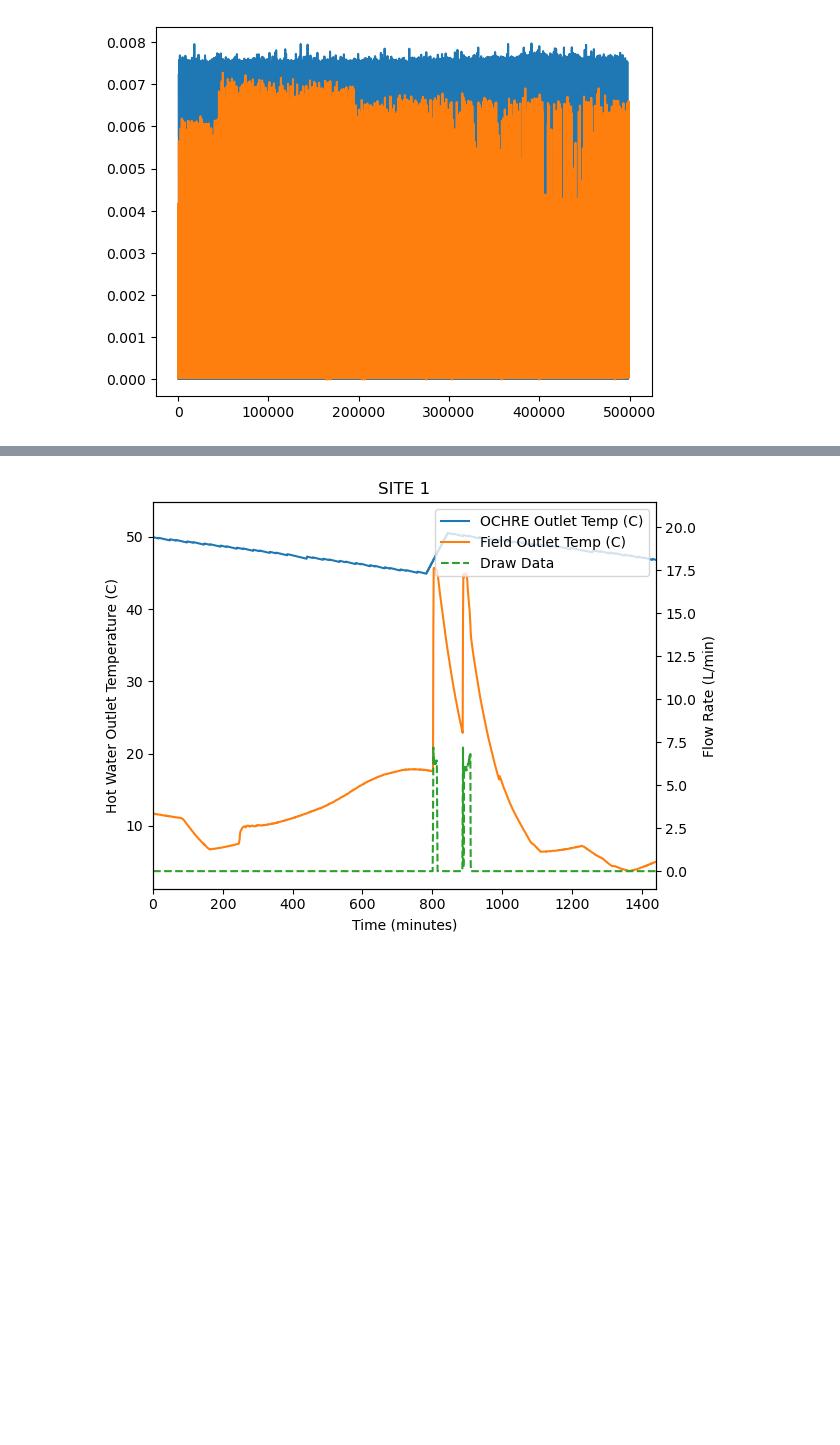
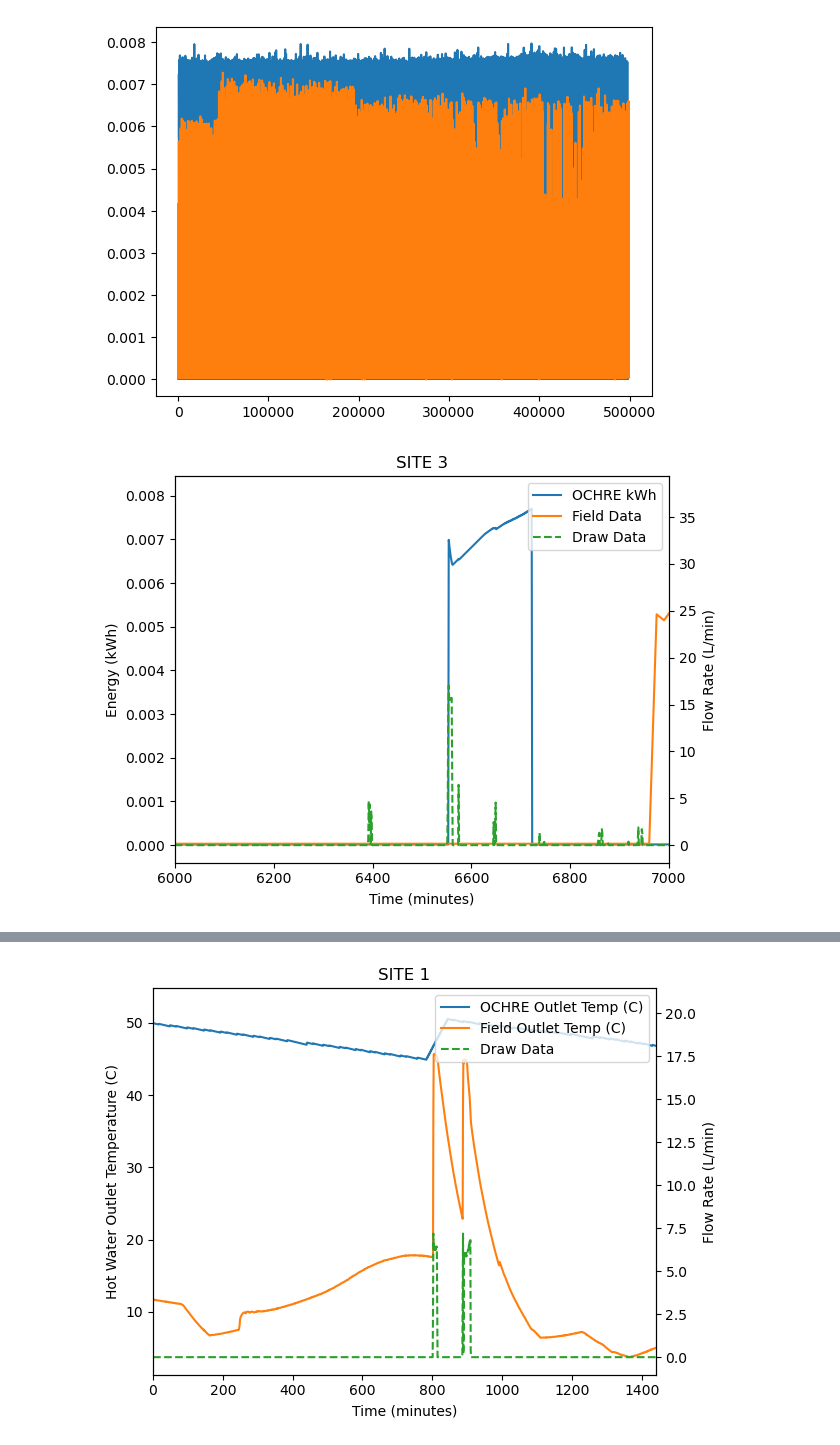
Before and after one commit to Jae-Domain/OCHRE, a Jupyter notebook: bin/120V_site_output/120V_generate_graphics.ipynb, the cells around one changed output, grey strips where cells are left out. Saved outputs shown, nothing was run; the diff lists cells and outputs as text; code cells hidden in the pictures; blank space fills up the shorter version.

```diff
--- a/bin/120V_site_output/120V_generate_graphics.ipynb
+++ b/bin/120V_site_output/120V_generate_graphics.ipynb
@@ -674,6 +689,58 @@ data = pd.read_csv('output_site_12')
 # %% [output]
 [<matplotlib.lines.Line2D at 0x...>]
 [figure]
+# %%
+#SECONDARY AXIS
+import matplotlib.pyplot as plt
+import pathlib
+from pathlib import Path
+
+
+site_number = 3
+setpoint = 48.9
+
+file_path = Path(f"output_site_120V_{site_number}_(L)_{setpoint}.csv")
+data = pd.read_csv(file_path) #output data
+data_ground = pd.read_csv(f'..\\..\\ochre\\defaults\\Input Files\\Temperature Values\\120V_temperatures_{site_number}.csv') #ground truth\
+
+
+
+
+# 1. Create the figure and primary axis
+fig, ax1 = plt.subplots()
+
+# 2. Plot primary y-axis data (Energy in kWh)
+l1 = ax1.plot(
+    data["Water Heating Electric Power (kW)"] /60,
+    label="OCHRE kWh",
+    color="tab:blue",
+)
+l2 = ax1.plot(data_ground["HPWH_pwr_kW"] / 60, label="Field Data", color="tab:orange")
+
+ax1.set_xlim(6000, 7000)
+ax1.set_xlabel("Time (minutes)")
+ax1.set_ylabel("Energy (kWh)")
+
+# 3. Create secondary axis and plot flow rate
+ax2 = ax1.twinx()
+l3 = ax2.plot(
+    data["Draw Data"],
+    label="Draw Data",
+    color="tab:green",
+    linestyle="--",
+)
+ax2.set_ylabel("Flow Rate (L/min)")
+
+# 4. Combine legends from both axes into one box
+lines = l1 + l2 + l3
+labels = [l.get_label() for l in lines]
+ax1.legend(lines, labels, loc="upper right")
+plt.title(f"SITE {site_number}")
+
+plt.tight_layout()
+plt.show()
+# %% [output]
+[figure, added]
 # %%
 #SECONDARY AXIS
 import matplotlib.pyplot as plt
```
Also changed, not shown: parts of 2 cells of this notebook, 5 other files.
